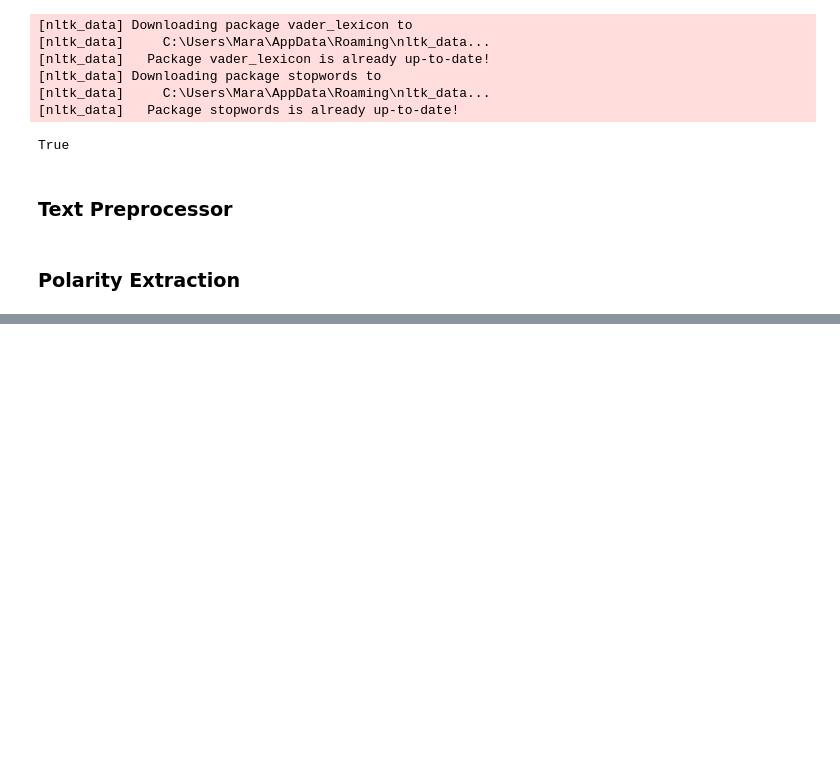
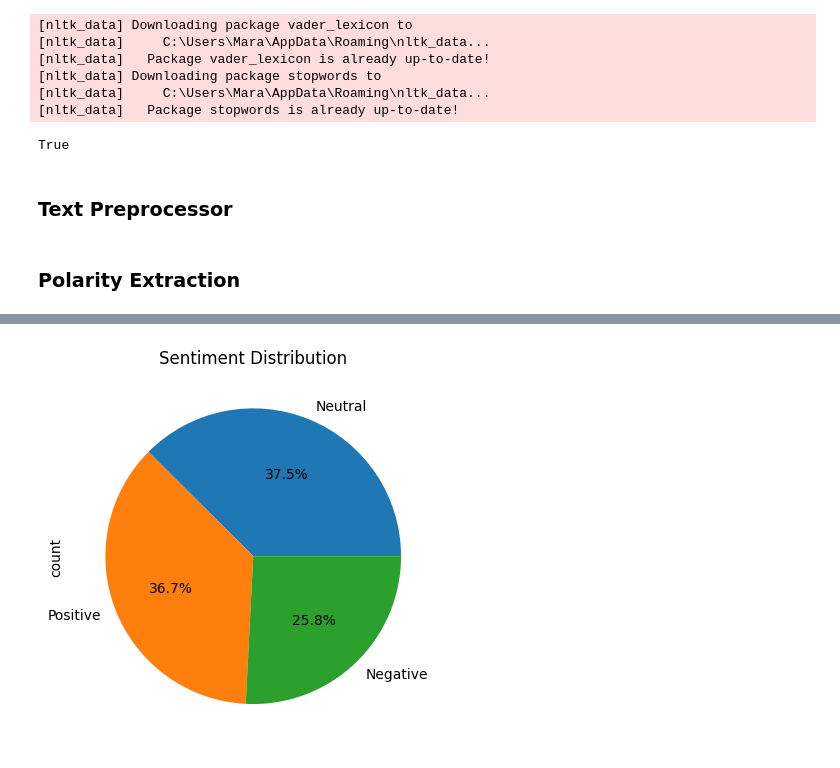
Before and after one commit to sba22243/ca2-sem2, a Jupyter notebook: sba22243_Integrated_CA2_sentiment_step_2.ipynb, the cells around one changed output, grey strips where cells are left out. Cells and saved outputs as stored; diff of their text form; code cells hidden in the pictures; blank space fills up the shorter version.

```diff
--- a/sba22243_Integrated_CA2_sentiment_step_2.ipynb
+++ b/sba22243_Integrated_CA2_sentiment_step_2.ipynb
@@ -126,0 +140,2 @@ pdf.head()
+# %%
+pdf['sentiment'] = np.where(pdf['sentiment_compound'] >= 0.05, 'Positive', np.where((pdf['sentiment_compound'] > -0.05) & (pdf['sentiment_compound'] < 0.05), 'Neutral', 'Negative'))
@@ -126,0 +151,7 @@ pdf.head()
+# %%
+sentiment_counts = pdf['sentiment'].value_counts()
+sentiment_counts.plot.pie(autopct='%.1f%%')
+plt.title('Sentiment Distribution')
+plt.show()
+# %% [output]
+[figure, added]
```
Also changed, not shown: parts of 8 cells of this notebook, 1 other file.
